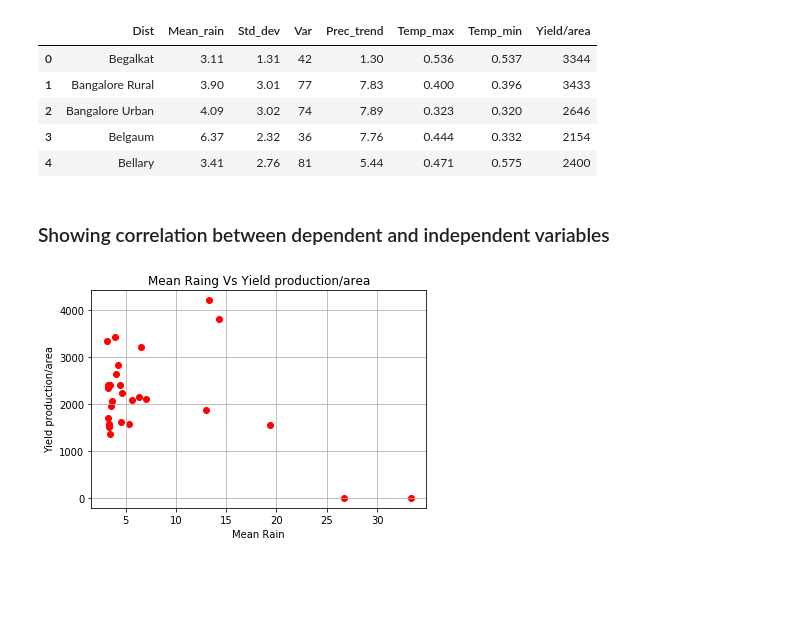
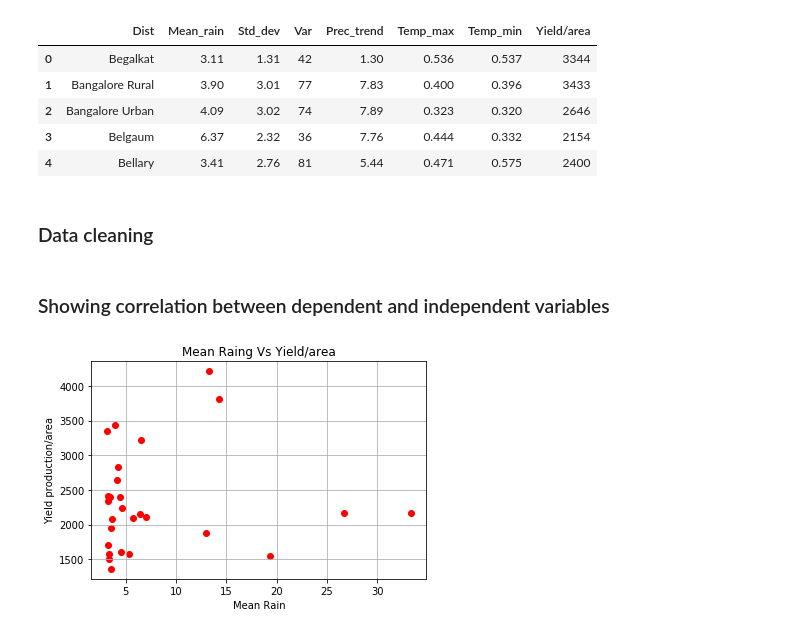
Before and after one commit to arghac14/CropYield-prediction, a Jupyter notebook: CropPrediction(data_exploration).ipynb, the cells around one changed output. Saved outputs shown, nothing was run; the diff lists cells and outputs as text; code cells hidden in the pictures; blank space fills up the shorter version.

```diff
--- a/CropPrediction(data_exploration).ipynb
+++ b/CropPrediction(data_exploration).ipynb
@@ -28,16 +28,20 @@ df.head()
 | 2 | Bangalore Urban | 4.09 | 3.02 | 74 | 7.89 | 0.323 | 0.320 | 2646 |
 | 3 | Belgaum | 6.37 | 2.32 | 36 | 7.76 | 0.444 | 0.332 | 2154 |
 | 4 | Bellary | 3.41 | 2.76 | 81 | 5.44 | 0.471 | 0.575 | 2400 |
+# %% [markdown]
+### Data cleaning
+# %%
+df=df.replace({'Yield/area': {0:df['Yield/area'].mean()}})
 # %% [markdown]
 ### Showing correlation between dependent and independent variables
 # %%
 plt.scatter(df['Mean_rain'],df['Yield/area'],color='red')
-plt.title("Mean Raing Vs Yield production/area")
+plt.title("Mean Raing Vs Yield/area")
 plt.xlabel("Mean Rain")
 plt.ylabel("Yield production/area")
 plt.grid()
 plt.show()
 # %% [output]
-[figure, old version]
+[figure, new version]
 # %%
 plt.scatter(df['Std_dev'],df['Yield/area'],color='green')
```
Also changed, not shown: parts of 5 cells of this notebook.
